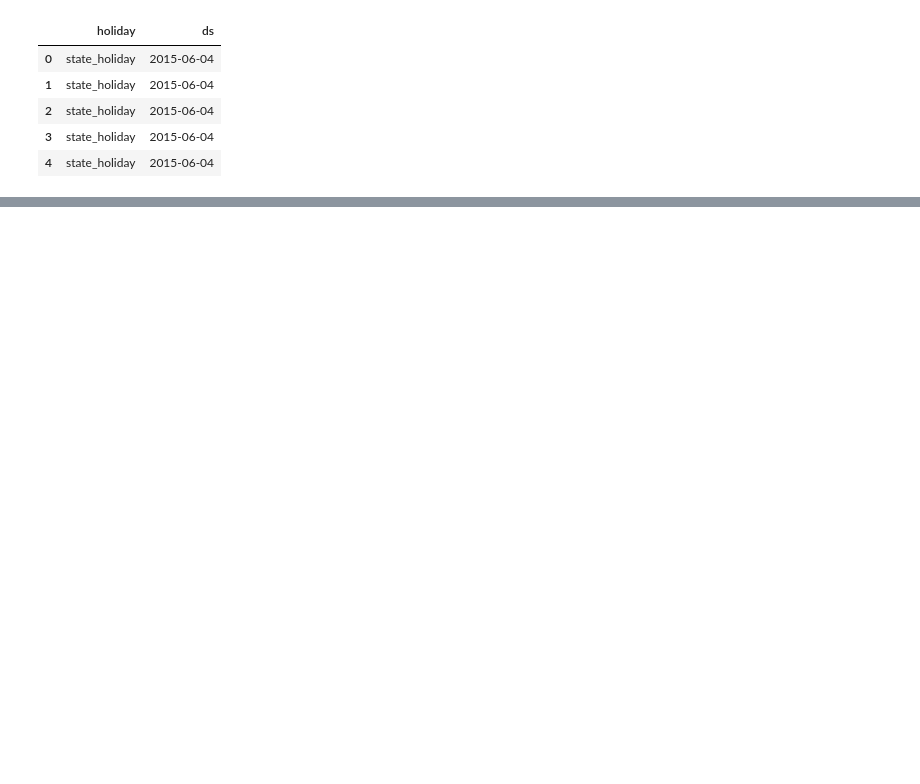
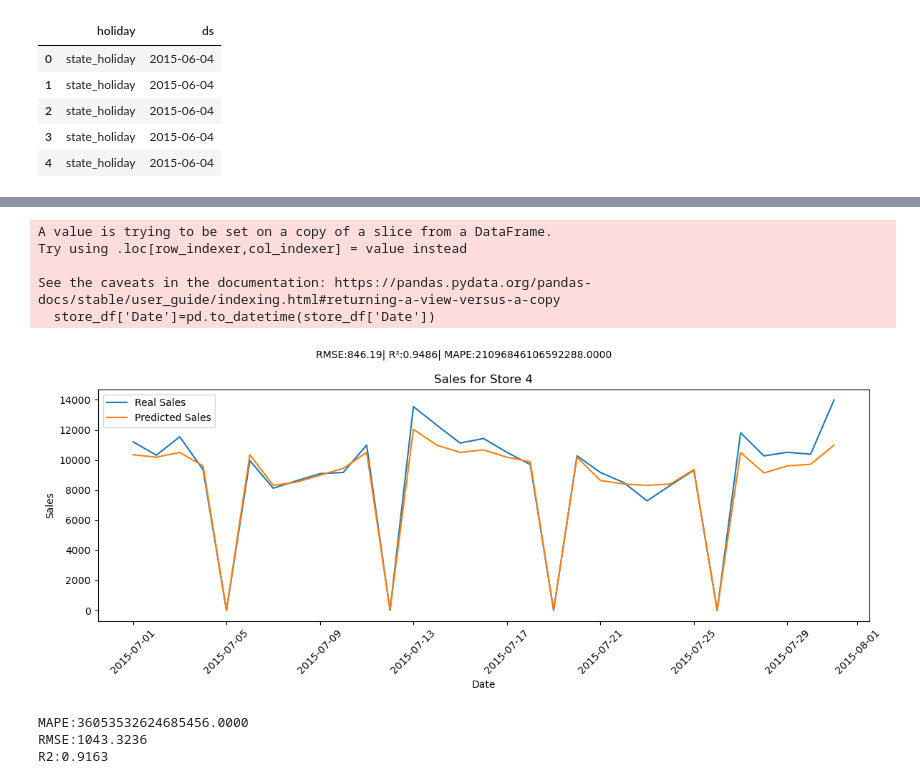
Before and after one commit to GeorgeStampolidiss/Projects, a Jupyter notebook: Project1_GStampolidis.ipynb, the cells around one changed output, grey strips where cells are left out. Cells and saved outputs as stored; diff of their text form; code cells hidden in the pictures; blank space fills up the shorter version.

```diff
--- a/Project1_GStampolidis.ipynb
+++ b/Project1_GStampolidis.ipynb
@@ -2248,0 +2340,5 @@ for store_id in first_part:
+# %%
+#important features from lightgmb in order to compare performance
+selected_features=['Customers','CompetitionDistance','CompetitionOpenSinceYear','Promo2SinceWeek','StoreType',"CompetitionOpenSinceMonth"]
+X_train_new=X_train[selected_features]
+X_test_new=X_test[selected_features]
@@ -2248,0 +2365,13 @@ for store_id in first_part:
+# %%
+#Statistics for every model predicitions per store ID
+test_data=test_data.copy()
+test_data['PredictedSalesXG']=y_predict
+
+store_results = test_data.groupby('Store').apply(
+    lambda df: pd.Series({
+        'RMSE':np.sqrt(mean_squared_error(df['y'],df['PredictedSalesXG'])),
+        'R²':r2_score(df['y'],df['PredictedSalesXG']),
+        "MAPE":mean_absolute_percentage_error(df['y'],df['PredictedSalesXG'])
+    })
+).reset_index()
+print(store_results)
@@ -2248,0 +2393,32 @@ for store_id in first_part:
+# %%
+#Predictions for a specific store
+store_ID=4
+store_df=test_data[test_data['Store']==store_ID]
+store_df['Date']=pd.to_datetime(store_df['Date'])
+store_df=store_df.sort_values(by='Date')
+
+#Statistics
+rmse_store=np.sqrt(mean_squared_error(store_df['y'],store_df['PredictedSalesXG']))
+r2_store=r2_score(store_df['y'],store_df['PredictedSalesXG'])
+mape=mean_absolute_percentage_error(store_df['y'],store_df['PredictedSalesXG'])
+
+#Plot for predictions vs real values
+plt.figure(figsize=(12,5))
+plt.plot(store_df['Date'],store_df['y'],label='Real Sales')
+plt.plot(store_df['Date'],store_df['PredictedSalesXG'],label='Predicted Sales')
+plt.title(f'Sales Predicitions for Store {store_ID}')
+plt.xlabel('Date')
+plt.ylabel('Sales')
+plt.legend()
+plt.title(f'Sales for Store {store_ID}')
+plt.suptitle(f"RMSE:{rmse_store:.2f}| R²:{r2_store:.4f}| MAPE:{mape:.4f}",fontsize=10)
+plt.xticks(rotation=45)
+plt.tight_layout()
+plt.show()
+# %% [output]
+A value is trying to be set on a copy of a slice from a DataFrame.
+Try using .loc[row_indexer,col_indexer] = value instead
+
+See the caveats in the documentation: https://pandas.pydata.org/pandas-docs/stable/user_guide/indexing.html#returning-a-view-versus-a-copy
+  store_df['Date']=pd.to_datetime(store_df['Date'])
+[figure, added]
@@ -2248,0 +2508,20 @@ for store_id in first_part:
+# %%
+#second model
+xgb_model_second=XGBRegressor(objective='reg:squarederror',learning_rate=0.05,verbosity=1,enable_categorical=True)
+xgb_model_second.fit(X_train_neww,y_train)
+
+#predictions
+y_p=xgb_model_second.predict(X_test_neww)
+
+#model performance
+rmse=np.sqrt(mean_squared_error(y_test,y_p))
+r2=r2_score(y_test,y_p)
+mape=mean_absolute_percentage_error(y_test,y_p)
+#results
+print(f"MAPE:{mape:.4f}")
+print(f"RMSE:{rmse:.4f}")
+print(f"R2:{r2:.4f}")
+# %% [output]
+MAPE:36053532624685456.0000
+RMSE:1043.3236
+R2:0.9163
```
Also changed, not shown: parts of 54 cells of this notebook.
